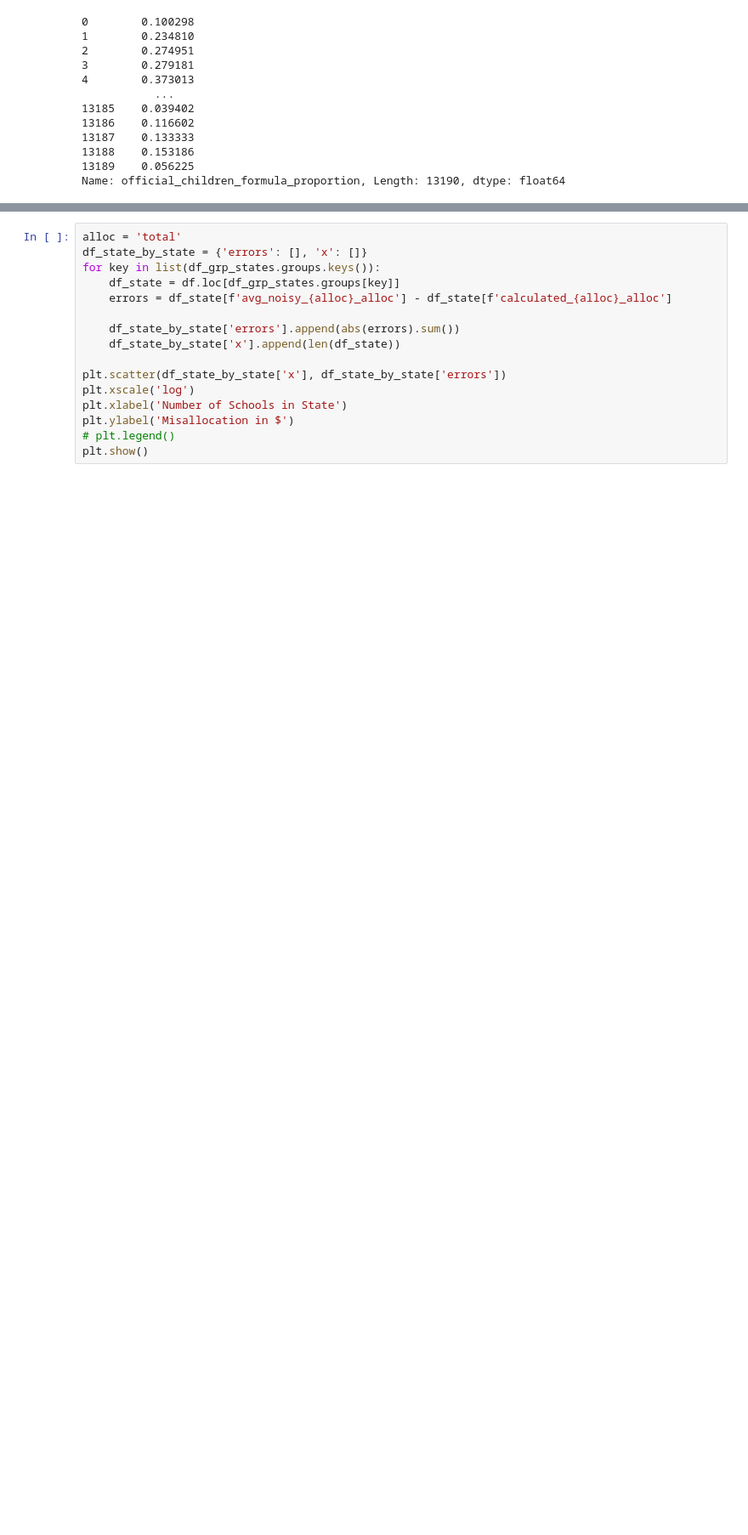
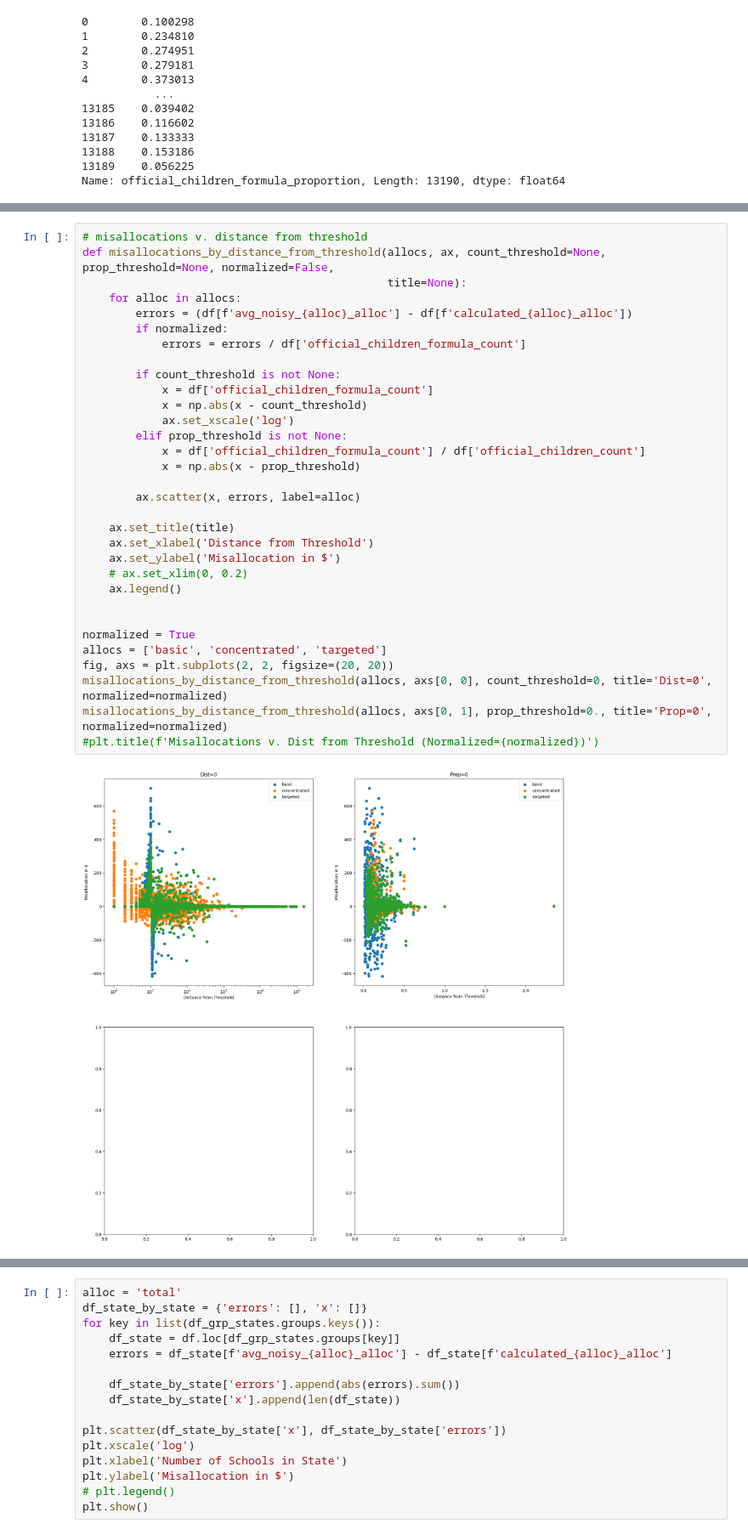
Before and after one commit to pranav-putta/titlei_fund_allocation, a Jupyter notebook: fund_alloc/experiments.ipynb, the cells around one changed output, grey strips where cells are left out. Shown at 85% size. Drawn from its saved outputs; the diff is of its cells as text; blank space fills up the shorter version.

```diff
--- a/fund_alloc/experiments.ipynb
+++ b/fund_alloc/experiments.ipynb
@@ -78,3 +98,37 @@ plot_misallocations_over_all_states(['total'])
+# %%
+# misallocations v. distance from threshold
+def misallocations_by_distance_from_threshold(allocs, ax, count_threshold=None, prop_threshold=None, normalized=False,
+                                              title=None):
+    for alloc in allocs:
+        errors = (df[f'avg_noisy_{alloc}_alloc'] - df[f'calculated_{alloc}_alloc'])
+        if normalized:
+            errors = errors / df['official_children_formula_count']
+
+        if count_threshold is not None:
+            x = df['official_children_formula_count']
+            x = np.abs(x - count_threshold)
+            ax.set_xscale('log')
+        elif prop_threshold is not None:
+            x = df['official_children_formula_count'] / df['official_children_count']
+            x = np.abs(x - prop_threshold)
+
+        ax.scatter(x, errors, label=alloc)
+
+    ax.set_title(title)
+    ax.set_xlabel('Distance from Threshold')
+    ax.set_ylabel('Misallocation in $')
+    # ax.set_xlim(0, 0.2)
+    ax.legend()
+
+
+normalized = True
+allocs = ['basic', 'concentrated', 'targeted']
+fig, axs = plt.subplots(2, 2, figsize=(20, 20))
+misallocations_by_distance_from_threshold(allocs, axs[0, 0], count_threshold=0, title='Dist=0', normalized=normalized)
+misallocations_by_distance_from_threshold(allocs, axs[0, 1], prop_threshold=0., title='Prop=0', normalized=normalized)
+#plt.title(f'Misallocations v. Dist from Threshold (Normalized={normalized})')
+# %% [output]
+[figure, added]
 # %%
 # Misallocations per State
 df_grp_states = df.groupby('State FIPS Code')
```
Also changed, not shown: parts of 6 cells of this notebook, 2 other files.
